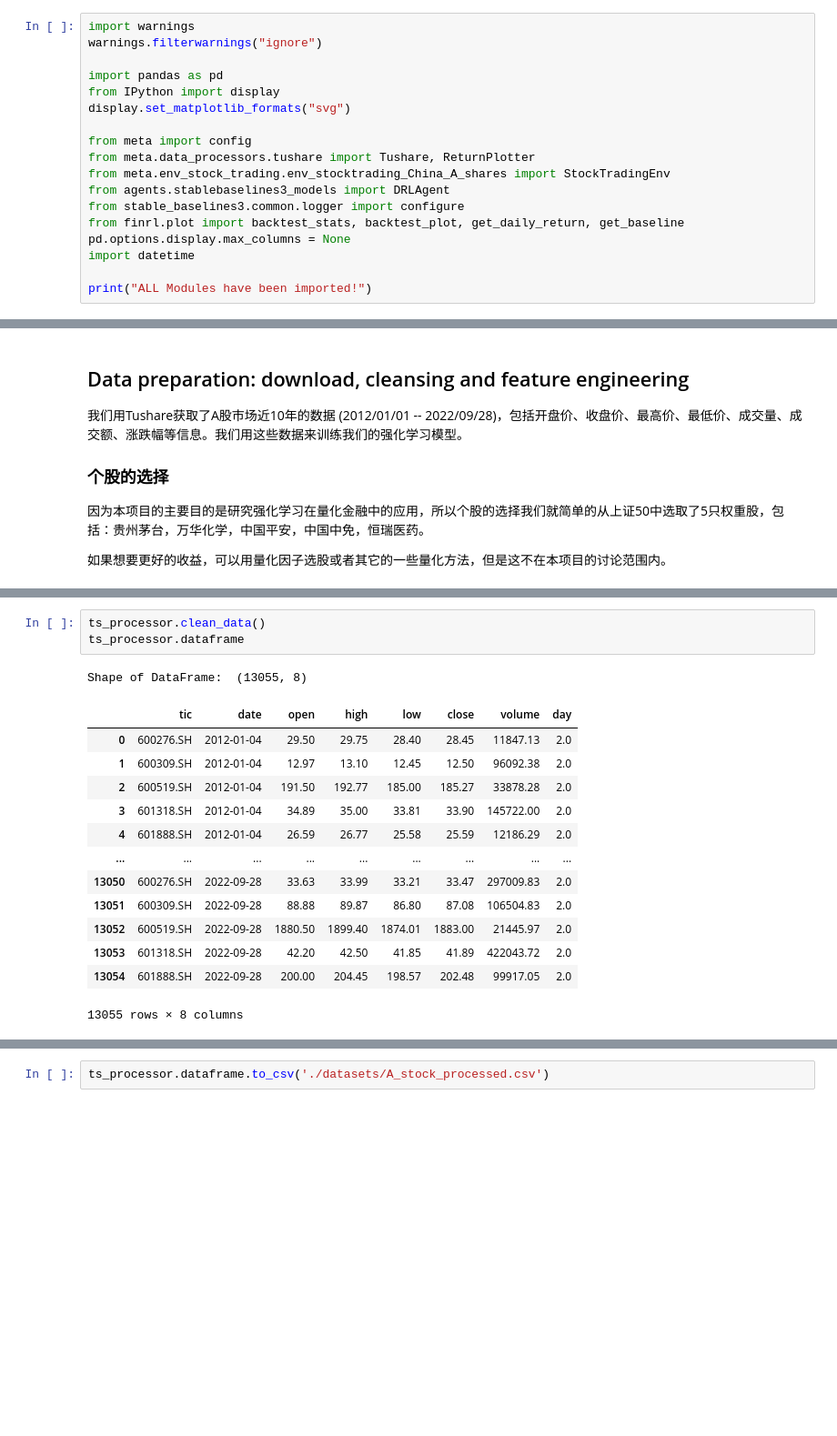
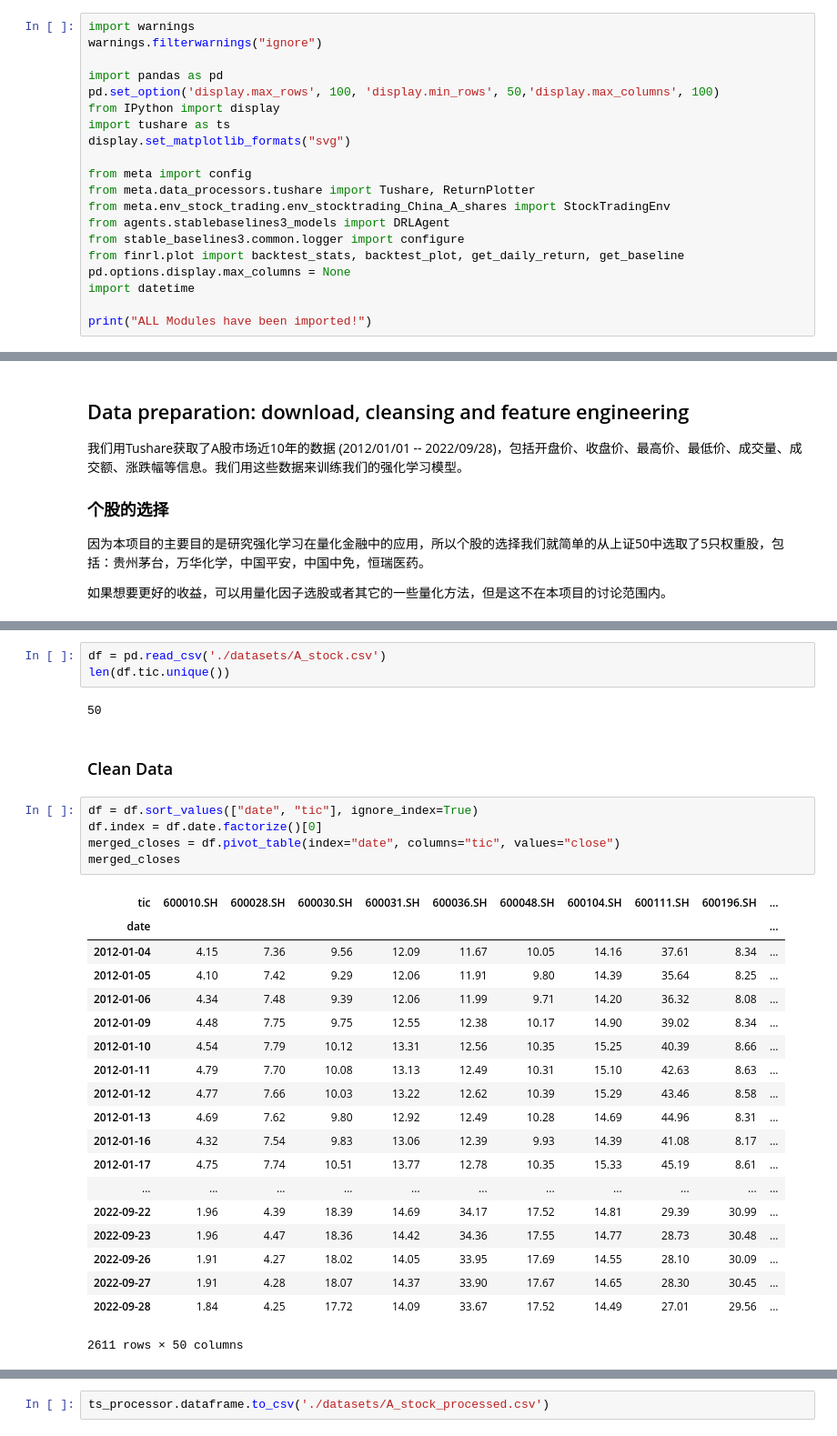
Before and after one commit to codecutey/FinRL, a Jupyter notebook: 强化学习课程Project/FinRL_China_A_Share_Market.ipynb, the cells around one changed output, grey strips where cells are left out. Shown at 91% size. Saved outputs shown, nothing was run; the diff lists cells and outputs as text; blank space fills up the shorter version.

```diff
--- a/强化学习课程Project/FinRL_China_A_Share_Market.ipynb
+++ b/强化学习课程Project/FinRL_China_A_Share_Market.ipynb
@@ -21,7 +21,9 @@ import warnings
 warnings.filterwarnings("ignore")
 
 import pandas as pd
+pd.set_option('display.max_rows', 100, 'display.min_rows', 50,'display.max_columns', 100)
 from IPython import display
+import tushare as ts
 display.set_matplotlib_formats("svg")
 
 from meta import config
@@ -79,18 +110,32 @@ Shape of DataFrame:  (12849, 8)
-# %%
-ts_processor.clean_data()
-ts_processor.dataframe
-# %% [output]
-Shape of DataFrame:  (13055, 8)
-|  | tic | date | open | high | low | close | volume | day |
-| 0 | 600276.SH | 2012-01-04 | 29.50 | 29.75 | 28.40 | 28.45 | 11847.13 | 2.0 |
-| 1 | 600309.SH | 2012-01-04 | 12.97 | 13.10 | 12.45 | 12.50 | 96092.38 | 2.0 |
-| 2 | 600519.SH | 2012-01-04 | 191.50 | 192.77 | 185.00 | 185.27 | 33878.28 | 2.0 |
-| 3 | 601318.SH | 2012-01-04 | 34.89 | 35.00 | 33.81 | 33.90 | 145722.00 | 2.0 |
-| 4 | 601888.SH | 2012-01-04 | 26.59 | 26.77 | 25.58 | 25.59 | 12186.29 | 2.0 |
-| ... | ... | ... | ... | ... | ... | ... | ... | ... |
-| 13050 | 600276.SH | 2022-09-28 | 33.63 | 33.99 | 33.21 | 33.47 | 297009.83 | 2.0 |
-| 13051 | 600309.SH | 2022-09-28 | 88.88 | 89.87 | 86.80 | 87.08 | 106504.83 | 2.0 |
-| 13052 | 600519.SH | 2022-09-28 | 1880.50 | 1899.40 | 1874.01 | 1883.00 | 21445.97 | 2.0 |
-| 13053 | 601318.SH | 2022-09-28 | 42.20 | 42.50 | 41.85 | 41.89 | 422043.72 | 2.0 |
-| 13054 | 601888.SH | 2022-09-28 | 200.00 | 204.45 | 198.57 | 202.48 | 99917.05 | 2.0 |
-13055 rows × 8 columns
+# %%
+df = pd.read_csv('./datasets/A_stock.csv')
+len(df.tic.unique())
+# %% [output]
+50
+# %% [markdown]
+### Clean Data
+# %%
+df = df.sort_values(["date", "tic"], ignore_index=True)
+df.index = df.date.factorize()[0]
+merged_closes = df.pivot_table(index="date", columns="tic", values="close")
+merged_closes
+# %% [output]
+| tic | 600010.SH | 600028.SH | 600030.SH | 600031.SH | 600036.SH | 600048.SH | 600104.SH | 600111.SH | 600196.SH | ... |
+| date |  |  |  |  |  |  |  |  |  | ... |
+| 2012-01-04 | 4.15 | 7.36 | 9.56 | 12.09 | 11.67 | 10.05 | 14.16 | 37.61 | 8.34 | ... |
+| 2012-01-05 | 4.10 | 7.42 | 9.29 | 12.06 | 11.91 | 9.80 | 14.39 | 35.64 | 8.25 | ... |
+| 2012-01-06 | 4.34 | 7.48 | 9.39 | 12.06 | 11.99 | 9.71 | 14.20 | 36.32 | 8.08 | ... |
+| 2012-01-09 | 4.48 | 7.75 | 9.75 | 12.55 | 12.38 | 10.17 | 14.90 | 39.02 | 8.34 | ... |
+| 2012-01-10 | 4.54 | 7.79 | 10.12 | 13.31 | 12.56 | 10.35 | 15.25 | 40.39 | 8.66 | ... |
+| 2012-01-11 | 4.79 | 7.70 | 10.08 | 13.13 | 12.49 | 10.31 | 15.10 | 42.63 | 8.63 | ... |
+| 2012-01-12 | 4.77 | 7.66 | 10.03 | 13.22 | 12.62 | 10.39 | 15.29 | 43.46 | 8.58 | ... |
+| 2012-01-13 | 4.69 | 7.62 | 9.80 | 12.92 | 12.49 | 10.28 | 14.69 | 44.96 | 8.31 | ... |
+| 2012-01-16 | 4.32 | 7.54 | 9.83 | 13.06 | 12.39 | 9.93 | 14.39 | 41.08 | 8.17 | ... |
+| 2012-01-17 | 4.75 | 7.74 | 10.51 | 13.77 | 12.78 | 10.35 | 15.33 | 45.19 | 8.61 | ... |
+| ... | ... | ... | ... | ... | ... | ... | ... | ... | ... | ... |
+| 2022-09-22 | 1.96 | 4.39 | 18.39 | 14.69 | 34.17 | 17.52 | 14.81 | 29.39 | 30.99 | ... |
+| 2022-09-23 | 1.96 | 4.47 | 18.36 | 14.42 | 34.36 | 17.55 | 14.77 | 28.73 | 30.48 | ... |
+| 2022-09-26 | 1.91 | 4.27 | 18.02 | 14.05 | 33.95 | 17.69 | 14.55 | 28.10 | 30.09 | ... |
+| 2022-09-27 | 1.91 | 4.28 | 18.07 | 14.37 | 33.90 | 17.67 | 14.65 | 28.30 | 30.45 | ... |
+| 2022-09-28 | 1.84 | 4.25 | 17.72 | 14.09 | 33.67 | 17.52 | 14.49 | 27.01 | 29.56 | ... |
+2611 rows × 50 columns
```
Also changed, not shown: parts of 13 cells of this notebook, 3 other files.
